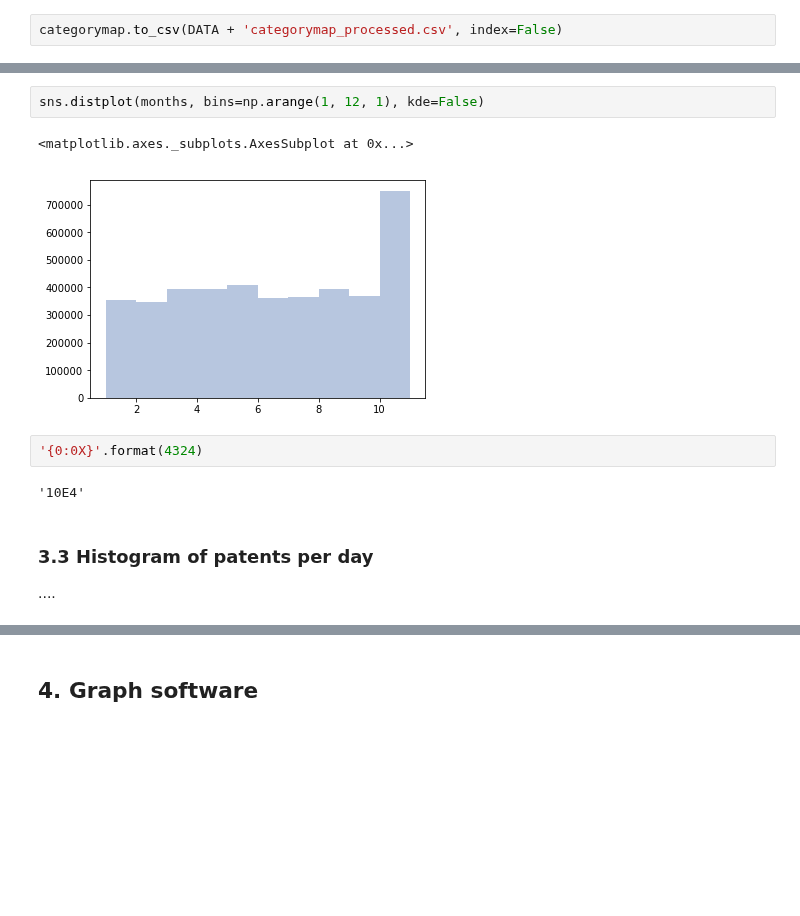
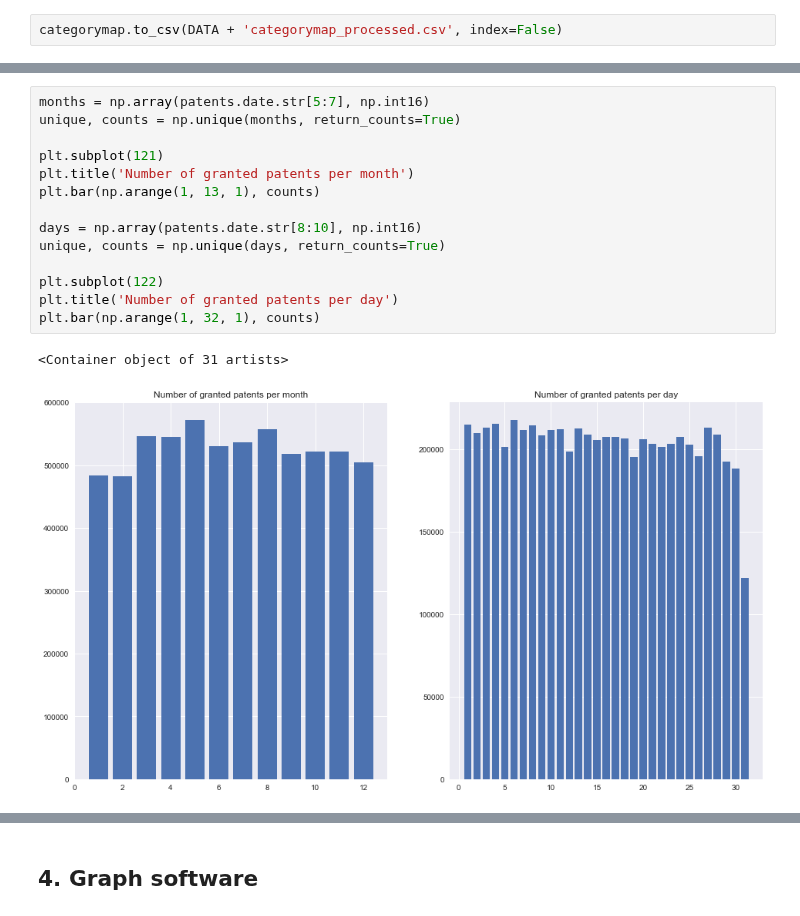
Before and after one commit to roman-bachmann/prayingmantissa, a Jupyter notebook: project/patents.ipynb, the cells around one changed output, grey strips where cells are left out. Drawn from its saved outputs; the diff is of its cells as text; blank space fills up the shorter version.

```diff
--- a/project/patents.ipynb
+++ b/project/patents.ipynb
@@ -262,13 +301,17 @@ months.shape
-# %%
-sns.distplot(months, bins=np.arange(1, 12, 1), kde=False)
-# %% [output]
-<matplotlib.axes._subplots.AxesSubplot at 0x...>
-[figure, removed]
-# %%
-'{0:0X}'.format(4324)
-# %% [output]
-'10E4'
-# %% [markdown]
-### 3.3 Histogram of patents per day
-
-....
+# %%
+months = np.array(patents.date.str[5:7], np.int16)
+unique, counts = np.unique(months, return_counts=True)
+
+plt.subplot(121)
+plt.title('Number of granted patents per month')
+plt.bar(np.arange(1, 13, 1), counts)
+
+days = np.array(patents.date.str[8:10], np.int16)
+unique, counts = np.unique(days, return_counts=True)
+
+plt.subplot(122)
+plt.title('Number of granted patents per day')
+plt.bar(np.arange(1, 32, 1), counts)
+# %% [output]
+<Container object of 31 artists>
+[figure, added]
```
Also changed, not shown: parts of 20 cells of this notebook, 1 other file.
